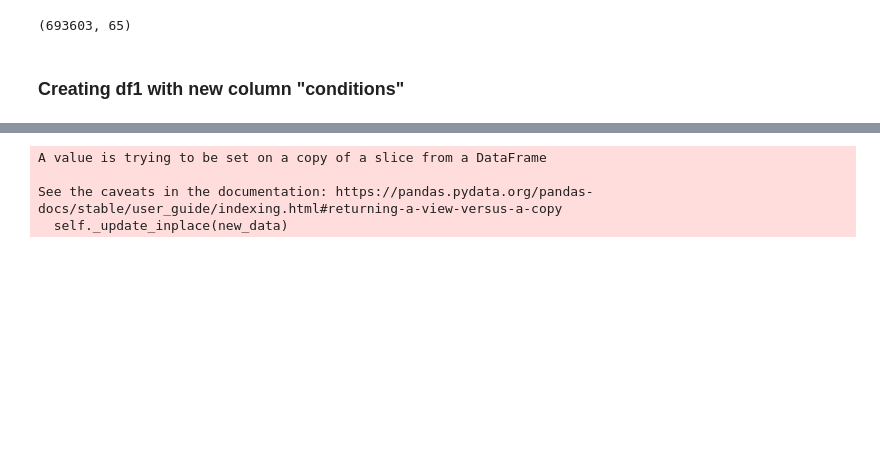
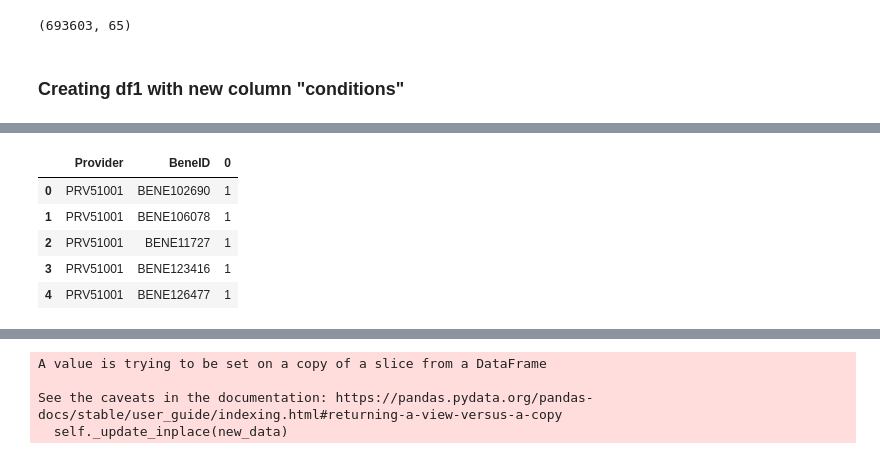
Before and after one commit to DebLeong/HealthCareCapstone, a Jupyter notebook: deb/Market Basket Analysis - illness2.ipynb, the cells around one changed output, grey strips where cells are left out. Cells and saved outputs as stored; diff of their text form; code cells hidden in the pictures; blank space fills up the shorter version.

```diff
--- a/deb/Market Basket Analysis - illness2.ipynb
+++ b/deb/Market Basket Analysis - illness2.ipynb
@@ -105,0 +126,11 @@ illness.head()
+# %%
+MBA_bene = MBA_illness.groupby(["Provider","BeneID"]).size().reset_index()
+# %%
+MBA_bene.head()
+# %% [output]
+|  | Provider | BeneID | 0 |
+| 0 | PRV51001 | BENE102690 | 1 |
+| 1 | PRV51001 | BENE106078 | 1 |
+| 2 | PRV51001 | BENE11727 | 1 |
+| 3 | PRV51001 | BENE123416 | 1 |
+| 4 | PRV51001 | BENE126477 | 1 |
```
Also changed, not shown: parts of 13 cells of this notebook, 2 other files.
